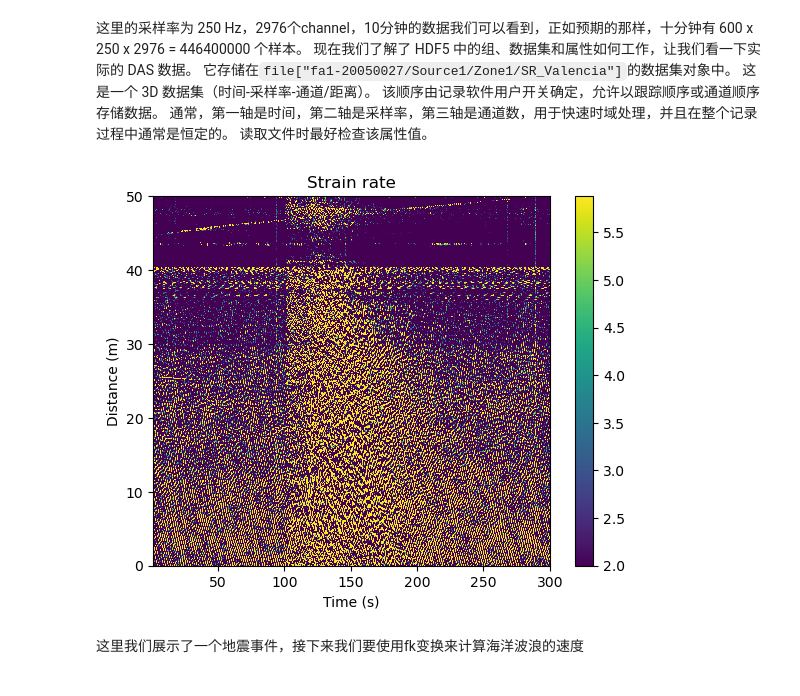
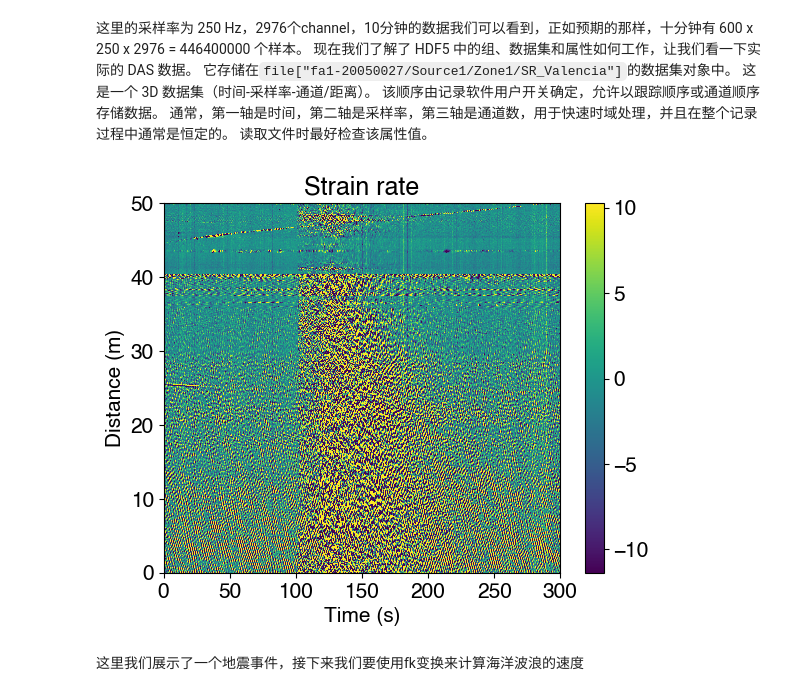
Before and after one commit to hanxiaokaka/shenshanxuetang, a Jupyter notebook: DAS_FK.ipynb, the cells around one changed output. Drawn from its saved outputs; the diff is of its cells as text; code cells hidden in the pictures.

```diff
--- a/DAS_FK.ipynb
+++ b/DAS_FK.ipynb
@@ -83,7 +85,7 @@ Zone_to_Plot = 1
 
 # Time and Space Options
 Section_time = 'yes'  # 'yes' to select a section of time
-From_Time = 1  # seconds
+From_Time = 0  # seconds
 To_Time = 300  # seconds
 
 Section_space = 'yes'  # 'yes' to select a section of space
@@ -150,15 +152,17 @@ with h5py.File(f"{pathname}{filename}.h5", "r") as file:
 # %%
 # Plotting
 plt.figure()
-plt.imshow(strain_rate,extent=[From_Time, To_Time, From_Position, To_Position],vmin=2, vmax=5.88,aspect='auto')
+vmin=-(np.max(strain_rate)-np.min(strain_rate))*0.001+np.mean(strain_rate)
+vmax=(np.max(strain_rate)-np.min(strain_rate))*0.001+np.mean(strain_rate)
+plt.imshow(strain_rate,extent=[From_Time, To_Time, From_Position, To_Position],vmin=vmin, vmax=vmax,aspect='auto')
 
 plt.colorbar()
 plt.xlabel('Time (s)')
 plt.ylabel('Distance (m)')
 plt.title('Strain rate')
 plt.show()
 # %% [output]
-[figure, old version]
+[figure, new version]
 # %% [markdown]
 这里我们展示了一个地震事件，接下来我们要使用fk变换来计算海洋波浪的速度
 # %%
```
Also changed, not shown: parts of 2 cells of this notebook.
